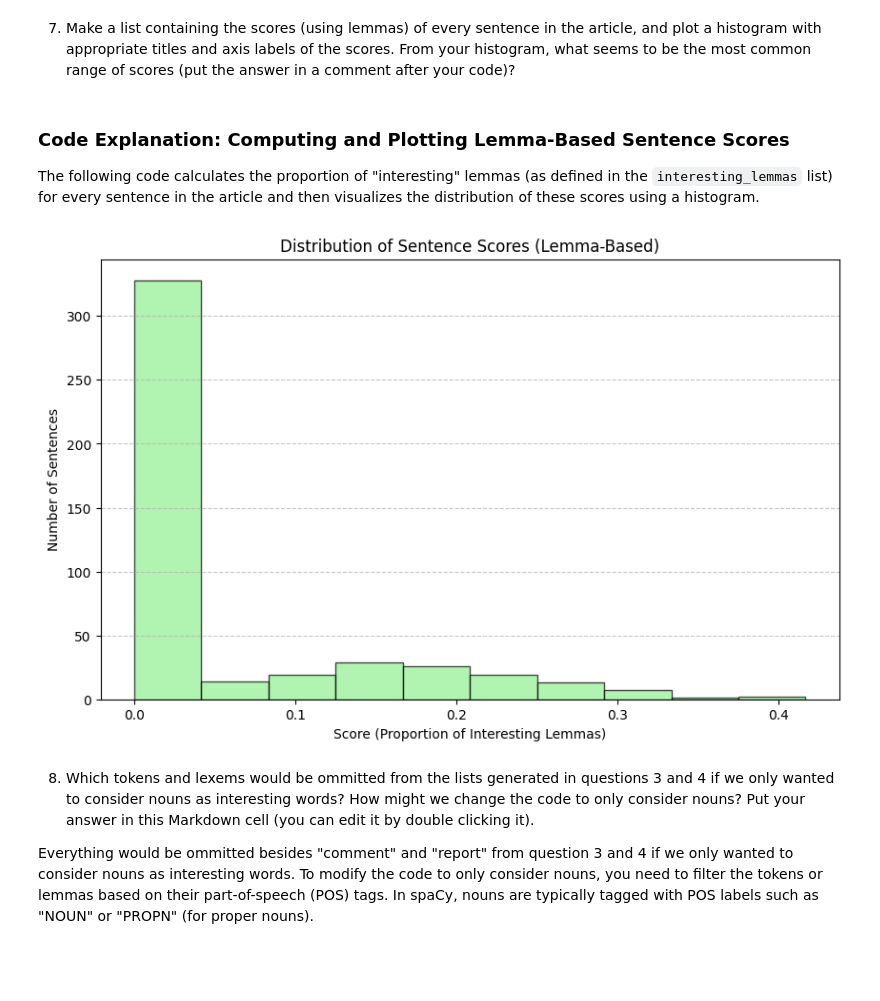
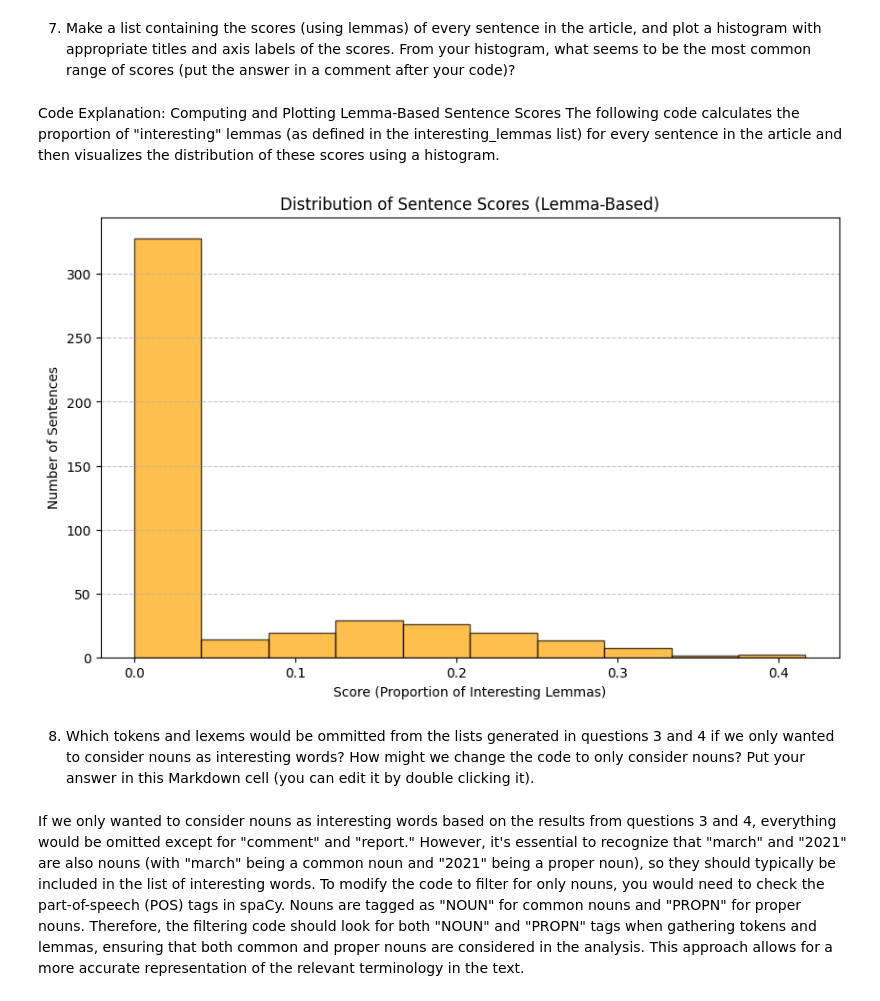
Before and after one commit to alvaroquintero28/620-mod6-web-scraping, a Jupyter notebook: web-scraping.ipynb, the cells around one changed output. Cells and saved outputs as stored; diff of their text form; code cells hidden in the pictures; blank space fills up the shorter version.

Commit message:
fixed errors

```diff
--- a/web-scraping.ipynb
+++ b/web-scraping.ipynb
@@ -23,18 +22,22 @@ import pickle
 # Define the URL to fetch
 url = "https://web.archive.org/web/20210327165005/https://hackaday.com/2021/03/22/how-laser-headlights-work/"
 
+try:
+    # Fetch the HTML content
+    response = requests.get(url)
+    response.raise_for_status()  # Raise an error if the request was unsuccessful
 
-# Fetch the HTML content
-response = requests.get(url)
-response.raise_for_status()  # Raise an error if the request was unsuccessful
+    # Extract the HTML content
+    html_content = response.text
 
-# Extract the HTML content
-html_content = response.text
+    # Save the HTML content to a .pkl file
+    with open("article_html.pkl", "wb") as file:
+        pickle.dump(html_content, file)
 
-# Save the HTML content to a .pkl file
-with open("article_html.pkl", "wb") as file:
-    pickle.dump(html_content, file)
-print("HTML content saved to article_html.pkl successfully!")
+    print("HTML content saved to article_html.pkl successfully!")
+
+except requests.exceptions.RequestException as e:
+    print(f"An error occurred while fetching the URL: {e}")
 # %% [output]
 HTML content saved to article_html.pkl successfully!
 # %% [markdown]
@@ -258,30 +302,29 @@ plt.show()
 # %% [markdown]
 7. Make a list containing the scores (using lemmas) of every sentence in the article, and plot a histogram with appropriate titles and axis labels of the scores.  From your histogram, what seems to be the most common range of scores (put the answer in a comment after your code)?
 # %% [markdown]
-### Code Explanation: Computing and Plotting Lemma-Based Sentence Scores
-
-The following code calculates the proportion of "interesting" lemmas (as defined in the `interesting_lemmas` list) for every sentence in the article and then visualizes the distribution of these scores using a histogram.
+Code Explanation: Computing and Plotting Lemma-Based Sentence Scores
+The following code calculates the proportion of "interesting" lemmas (as defined in the interesting_lemmas list) for every sentence in the article and then visualizes the distribution of these scores using a histogram.
 # %%
 # Step 1: Compute scores for every sentence using lemmas
 sentence_lemma_scores = [
     score_sentence_by_lemma(sentence, interesting_lemmas) for sentence in doc.sents
 ]
 
 # Step 2: Plot the histogram
 plt.figure(figsize=(10, 6))
-plt.hist(sentence_lemma_scores, bins=10, color='lightgreen', edgecolor='black', alpha=0.7)
+plt.hist(sentence_lemma_scores, bins=10, color='orange', edgecolor='black', alpha=0.7)
 plt.title("Distribution of Sentence Scores (Lemma-Based)")
 plt.xlabel("Score (Proportion of Interesting Lemmas)")
 plt.ylabel("Number of Sentences")
 plt.grid(axis='y', linestyle='--', alpha=0.7)
 plt.show()
 
 # Comment on the most common range of scores
 # The most common range of scores appears to be between 0.0 and 0.05,
 # indicating that most sentences contain few interesting lemmas.
 # %% [output]
-[figure, old version]
+[figure, new version]
 # %% [markdown]
 8. Which tokens and lexems would be ommitted from the lists generated in questions 3 and 4 if we only wanted to consider nouns as interesting words?  How might we change the code to only consider nouns? Put your answer in this Markdown cell (you can edit it by double clicking it).
-
-Everything would be ommitted besides "comment" and "report" from question 3 and 4 if we only wanted to consider nouns as interesting words. To modify the code to only consider nouns, you need to filter the tokens or lemmas based on their part-of-speech (POS) tags. In spaCy, nouns are typically tagged with POS labels such as "NOUN" or "PROPN" (for proper nouns).
+# %% [markdown]
+If we only wanted to consider nouns as interesting words based on the results from questions 3 and 4, everything would be omitted except for "comment" and "report." However, it's essential to recognize that "march" and "2021" are also nouns (with "march" being a common noun and "2021" being a proper noun), so they should typically be included in the list of interesting words. To modify the code to filter for only nouns, you would need to check the part-of-speech (POS) tags in spaCy. Nouns are tagged as "NOUN" for common nouns and "PROPN" for proper nouns. Therefore, the filtering code should look for both "NOUN" and "PROPN" tags when gathering tokens and lemmas, ensuring that both common and proper nouns are considered in the analysis. This approach allows for a more accurate representation of the relevant terminology in the text.
```
Also changed, not shown: parts of 9 cells of this notebook, 2 other files.
